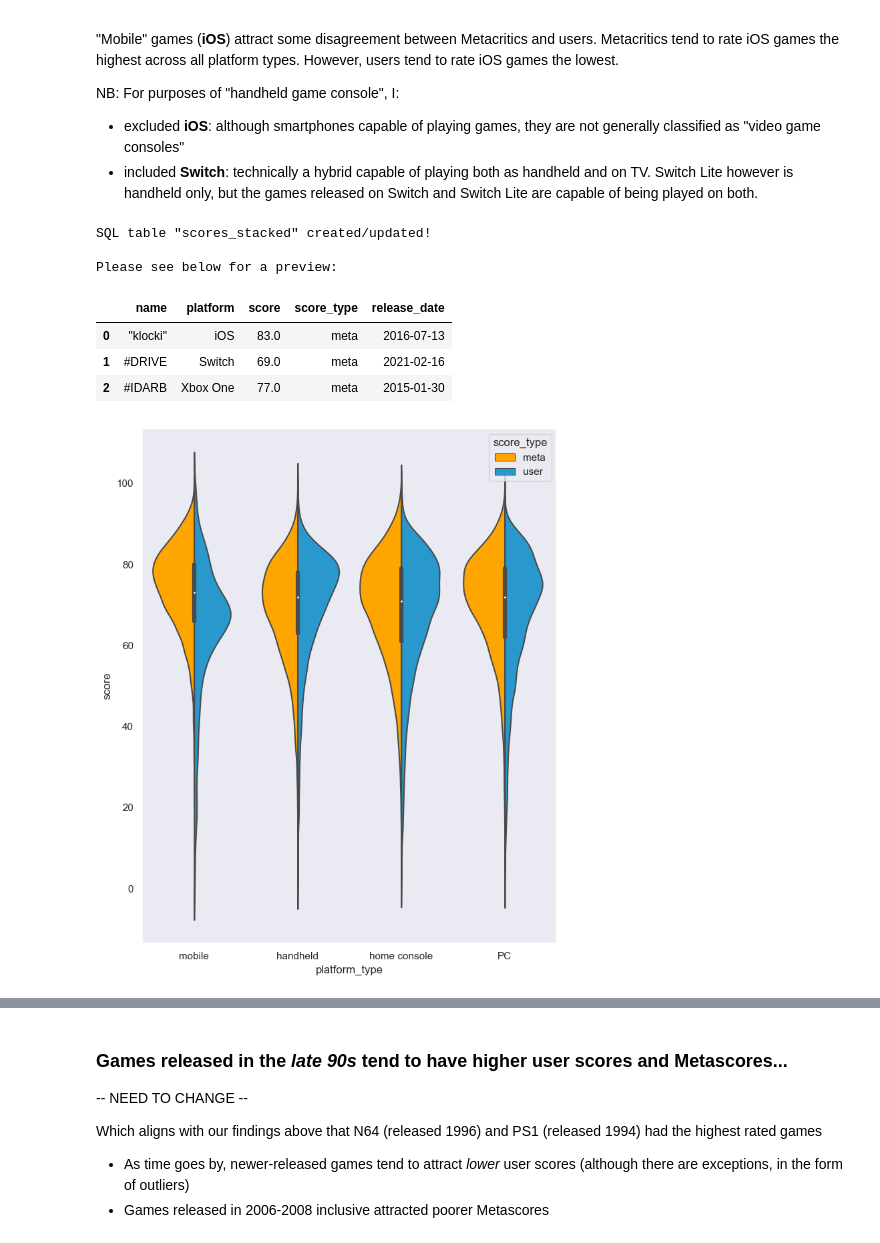
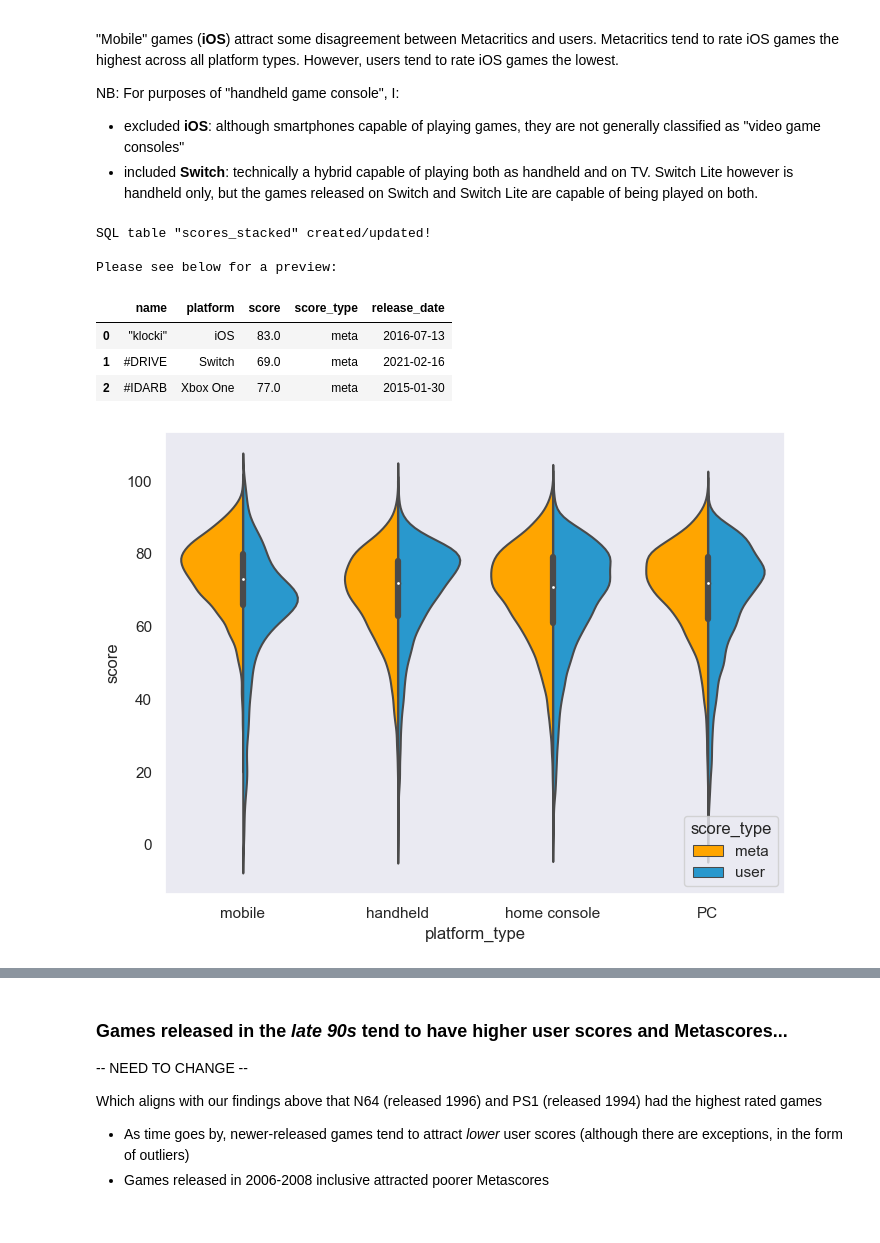
Before and after one commit to henrylin03/video-games, a Jupyter notebook: analysis.ipynb, the cells around one changed output, grey strips where cells are left out. Drawn from its saved outputs; the diff is of its cells as text; code cells hidden in the pictures.

```diff
--- a/analysis.ipynb
+++ b/analysis.ipynb
@@ -474,32 +474,32 @@ def classify_melted_table_by_platform_type(sql_table_name: str):
         END platform_type
         FROM scores_stacked
     """
     platforms_classified_df = pd.read_sql_query(classify_platforms_query, sql_engine)
 
     return platforms_classified_df
 
 
 def violinplot_handheld_vs_others(sql_table_name: str):
-    plt.figure(figsize=(8, 10))
+    plt.figure(figsize=(8, 6))
     ax = sns.violinplot(
         data=classify_melted_table_by_platform_type(sql_table_name),
         x="platform_type",
         y="score",
         hue="score_type",
         split=True,
         palette=["orange", "#2998cd"],
         saturation=1,
     )
     plt.show()
 
 
 violinplot_handheld_vs_others("games")
 # %% [output]
 SQL table "scores_stacked" created/updated!
 
 Please see below for a preview:
 |  | name | platform | score | score_type | release_date |
 | 0 | "klocki" | iOS | 83.0 | meta | 2016-07-13 |
 | 1 | #DRIVE | Switch | 69.0 | meta | 2021-02-16 |
 | 2 | #IDARB | Xbox One | 77.0 | meta | 2015-01-30 |
-[figure, old version]
+[figure, new version]
```
Also changed, not shown: parts of 2 cells of this notebook.
